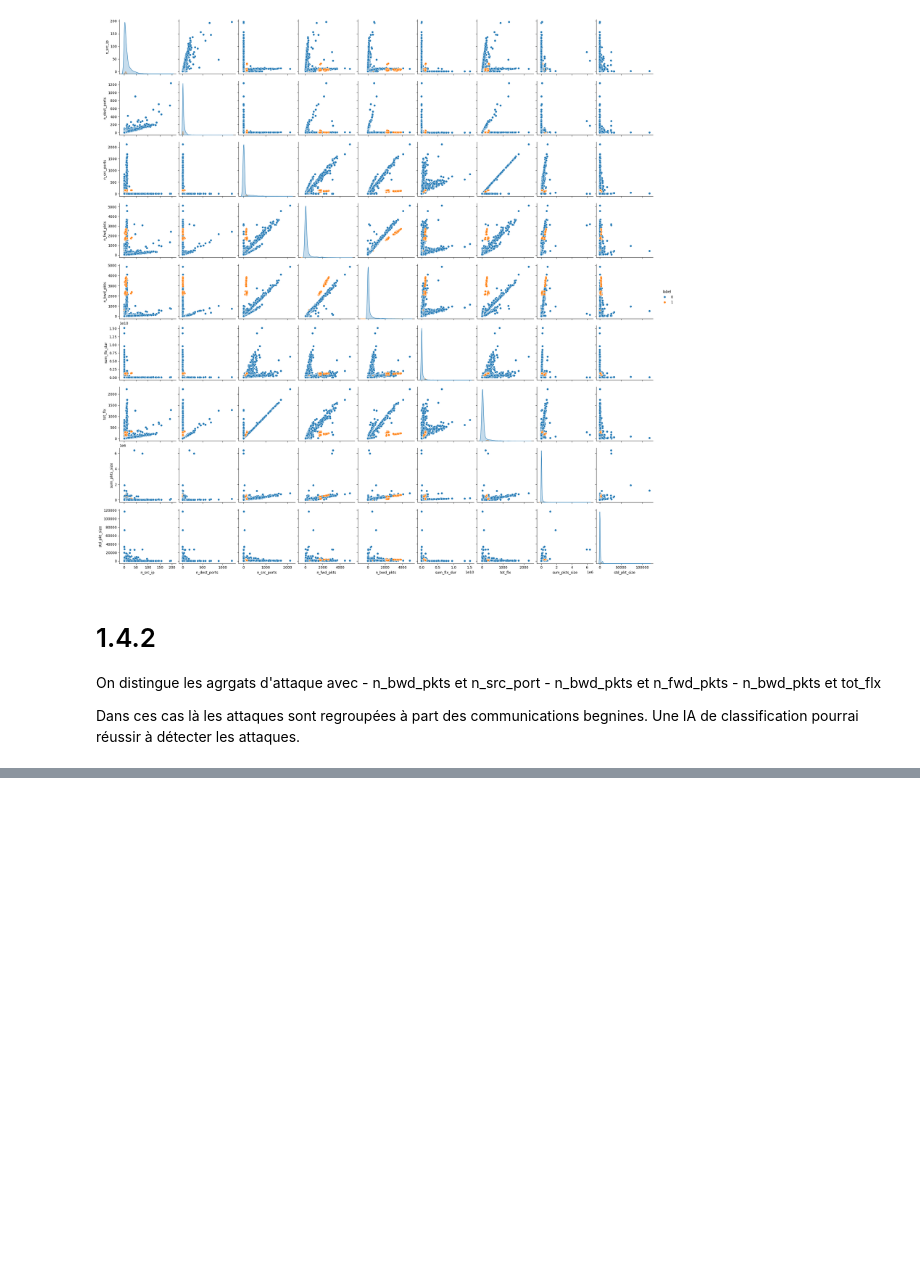
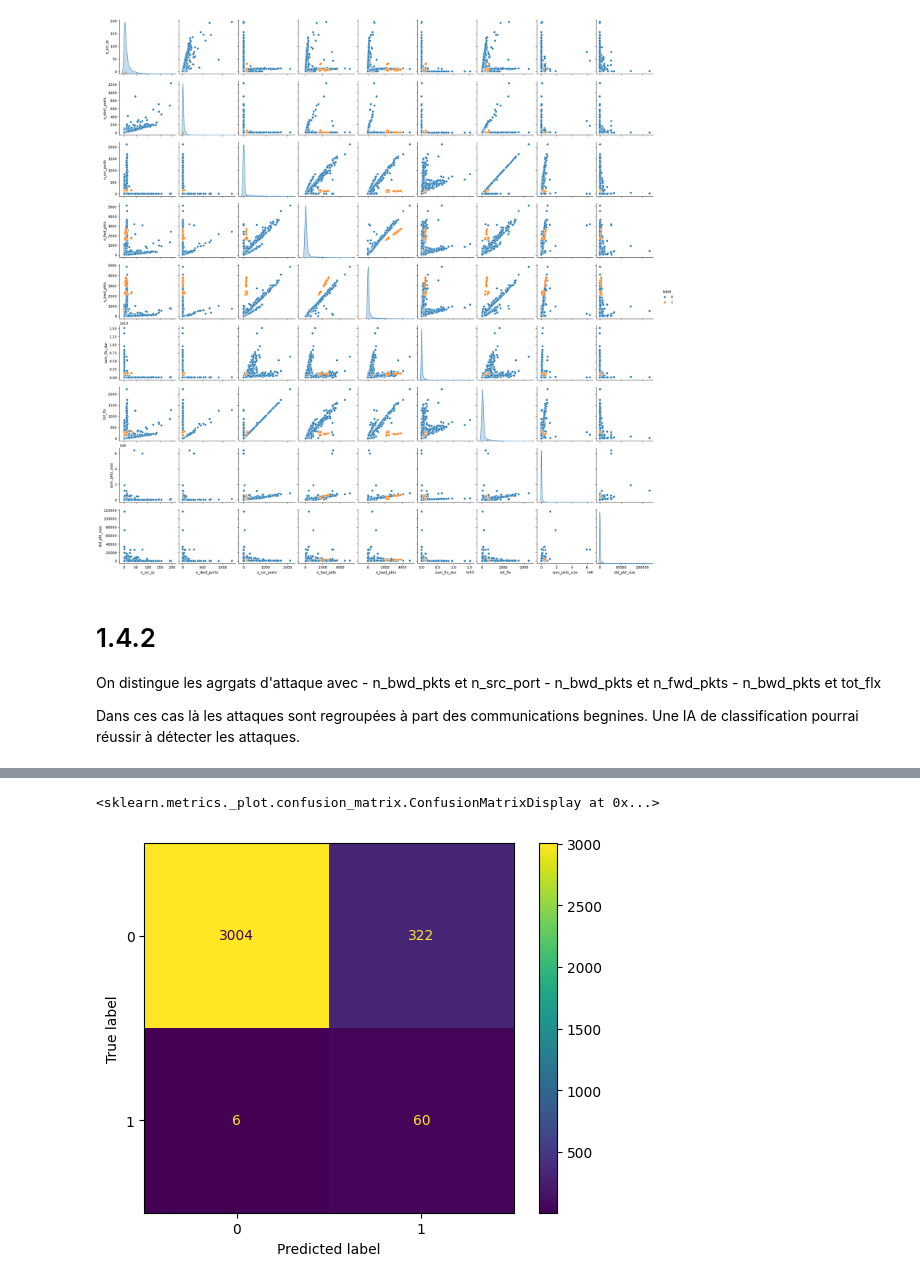
Before and after one commit to DSTAlex/SSIE, a Jupyter notebook: ia/ia_explicable/tp2.ipynb, the cells around one changed output, grey strips where cells are left out. Saved outputs shown, nothing was run; the diff lists cells and outputs as text; code cells hidden in the pictures; blank space fills up the shorter version.

```diff
--- a/ia/ia_explicable/tp2.ipynb
+++ b/ia/ia_explicable/tp2.ipynb
@@ -237,0 +199,11 @@ all data is corectly copy in X
+# %%
+#2.1.2
+
+y_score_apat = np.array([1 if y > 0 else 0 for y in data_model.y_scores])
+
+conf_mat = confusion_matrix(data_model.y, y_score_apat)
+disp = ConfusionMatrixDisplay(conf_mat)
+disp.plot()
+# %% [output]
+<sklearn.metrics._plot.confusion_matrix.ConfusionMatrixDisplay at 0x...>
+[figure, added]
```
Also changed, not shown: parts of 7 cells of this notebook.
